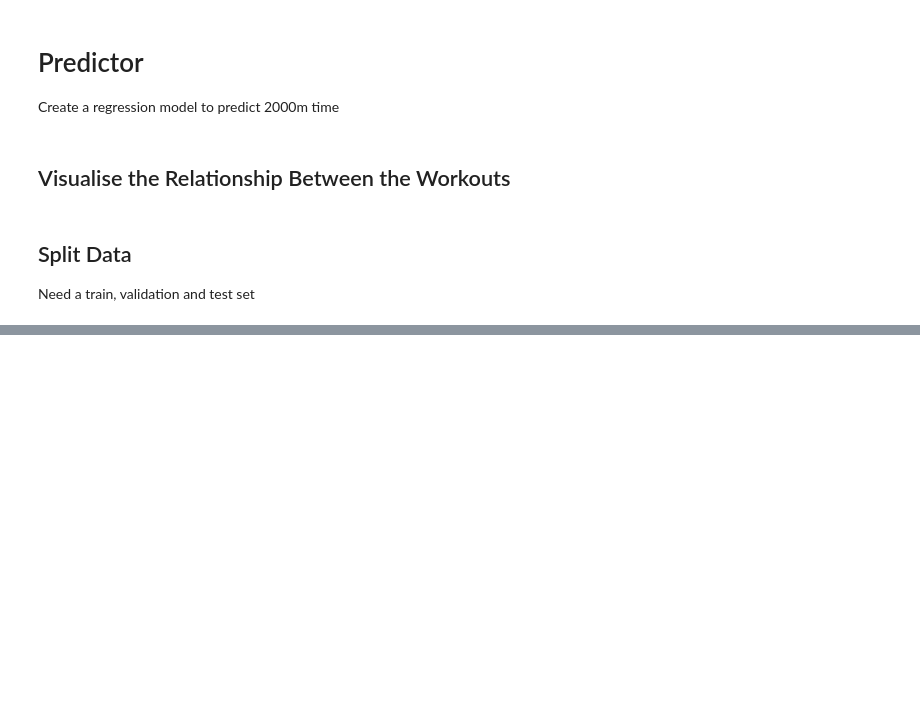
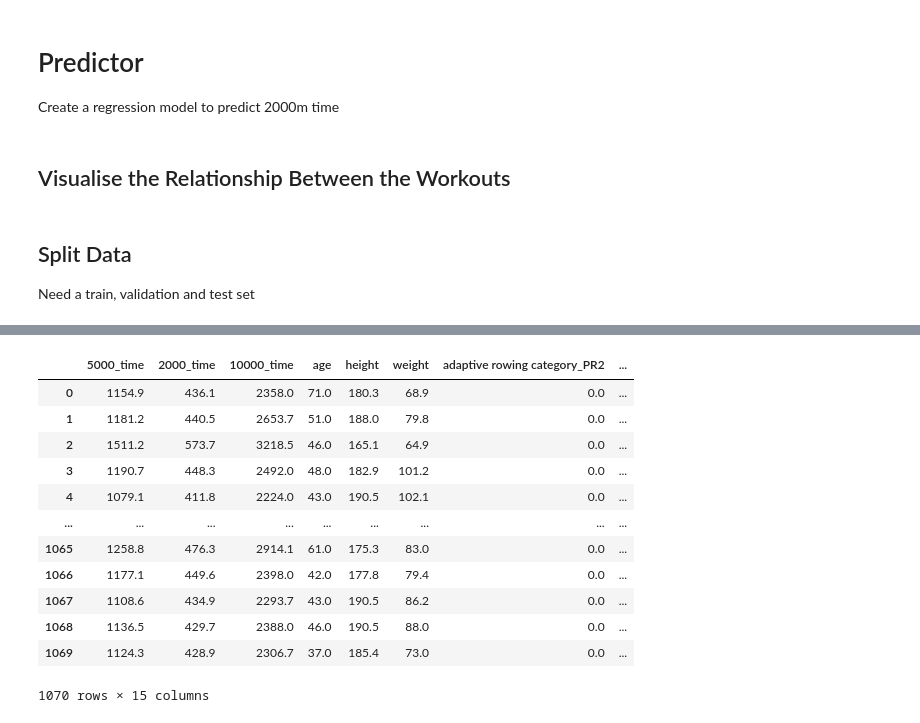
Before and after one commit to adhardy/Concept2-Pace-Predictor, a Jupyter notebook: linear-regression.ipynb, the cells around one changed output, grey strips where cells are left out. Drawn from its saved outputs; the diff is of its cells as text; code cells hidden in the pictures; blank space fills up the shorter version.

```diff
--- a/linear-regression.ipynb
+++ b/linear-regression.ipynb
@@ -112,0 +86,16 @@ pp_5_2_10.y
+# %%
+df_test
+# %% [output]
+|  | 5000_time | 2000_time | 10000_time | age | height | weight | adaptive rowing category_PR2 | ... |
+| 0 | 1154.9 | 436.1 | 2358.0 | 71.0 | 180.3 | 68.9 | 0.0 | ... |
+| 1 | 1181.2 | 440.5 | 2653.7 | 51.0 | 188.0 | 79.8 | 0.0 | ... |
+| 2 | 1511.2 | 573.7 | 3218.5 | 46.0 | 165.1 | 64.9 | 0.0 | ... |
+| 3 | 1190.7 | 448.3 | 2492.0 | 48.0 | 182.9 | 101.2 | 0.0 | ... |
+| 4 | 1079.1 | 411.8 | 2224.0 | 43.0 | 190.5 | 102.1 | 0.0 | ... |
+| ... | ... | ... | ... | ... | ... | ... | ... | ... |
+| 1065 | 1258.8 | 476.3 | 2914.1 | 61.0 | 175.3 | 83.0 | 0.0 | ... |
+| 1066 | 1177.1 | 449.6 | 2398.0 | 42.0 | 177.8 | 79.4 | 0.0 | ... |
+| 1067 | 1108.6 | 434.9 | 2293.7 | 43.0 | 190.5 | 86.2 | 0.0 | ... |
+| 1068 | 1136.5 | 429.7 | 2388.0 | 46.0 | 190.5 | 88.0 | 0.0 | ... |
+| 1069 | 1124.3 | 428.9 | 2306.7 | 37.0 | 185.4 | 73.0 | 0.0 | ... |
+1070 rows × 15 columns
```
Also changed, not shown: parts of 11 cells of this notebook, 1 other file.
